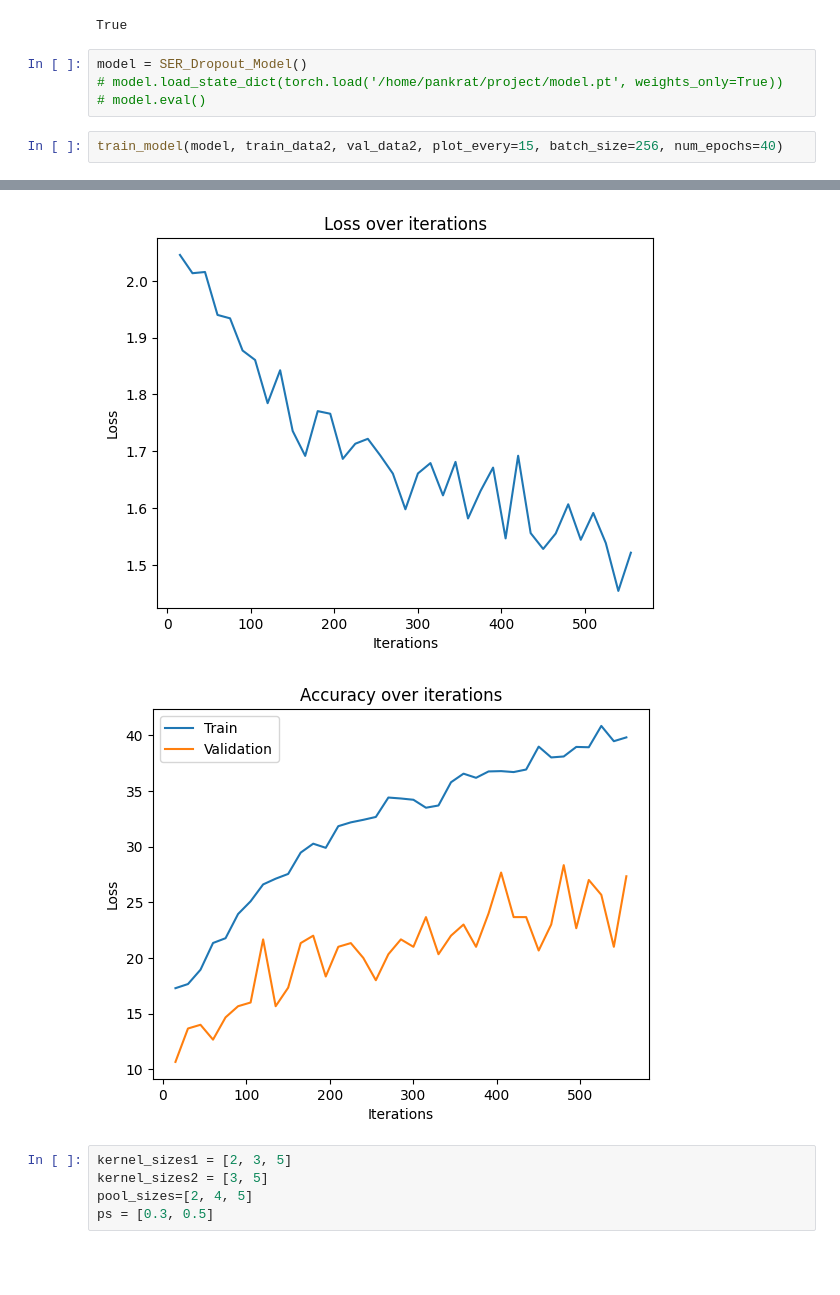
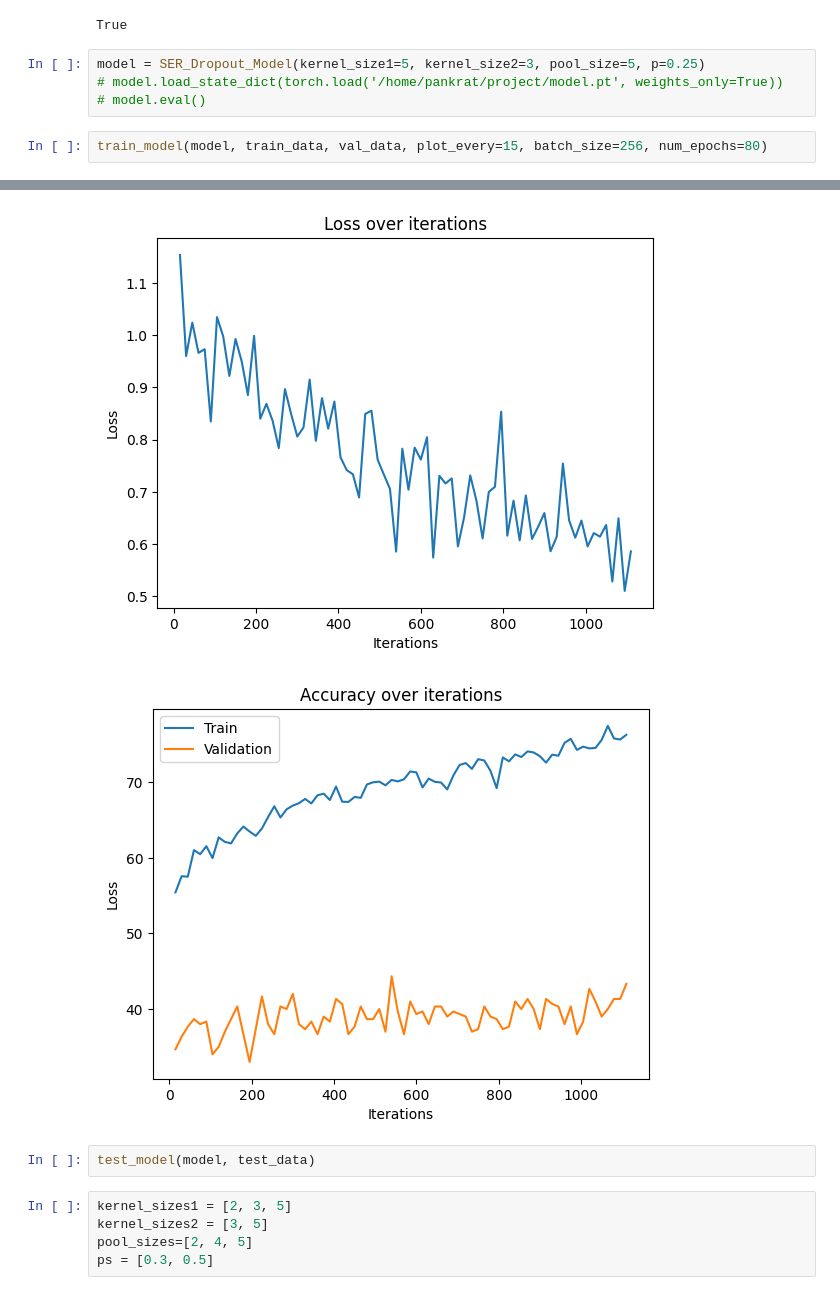
Before and after one commit to ryan-pankratz/CSC413-SER-Model, a Jupyter notebook: CSC413-Project_Code.ipynb, the cells around one changed output, grey strips where cells are left out. Cells and saved outputs as stored; diff of their text form; blank space fills up the shorter version.

```diff
--- a/CSC413-Project_Code.ipynb
+++ b/CSC413-Project_Code.ipynb
@@ -308,9 +317,9 @@ torch.cuda.is_available()
 # %% [output]
 True
 # %%
-model = SER_Dropout_Model()
+model = SER_Dropout_Model(kernel_size1=5, kernel_size2=3, pool_size=5, p=0.25)
 # model.load_state_dict(torch.load('/home/pankrat/project/model.pt', weights_only=True))
 # model.eval()
 # %%
-train_model(model, train_data2, val_data2, plot_every=15, batch_size=256, num_epochs=40)
+train_model(model, train_data, val_data, plot_every=15, batch_size=256, num_epochs=80)
 # %% [output]
@@ -334,5 +343,7 @@ Epoch: 39 iteration: 555 Loss: 1.5214366912841797 Train Acc: 39.8 Val Acc: 27.33
-[figure, old version]
+[figure, new version]
-[figure, old version]
+[figure, new version]
+# %%
+test_model(model, test_data)
 # %%
 kernel_sizes1 = [2, 3, 5]
 kernel_sizes2 = [3, 5]
```
Also changed, not shown: parts of 8 cells of this notebook.
